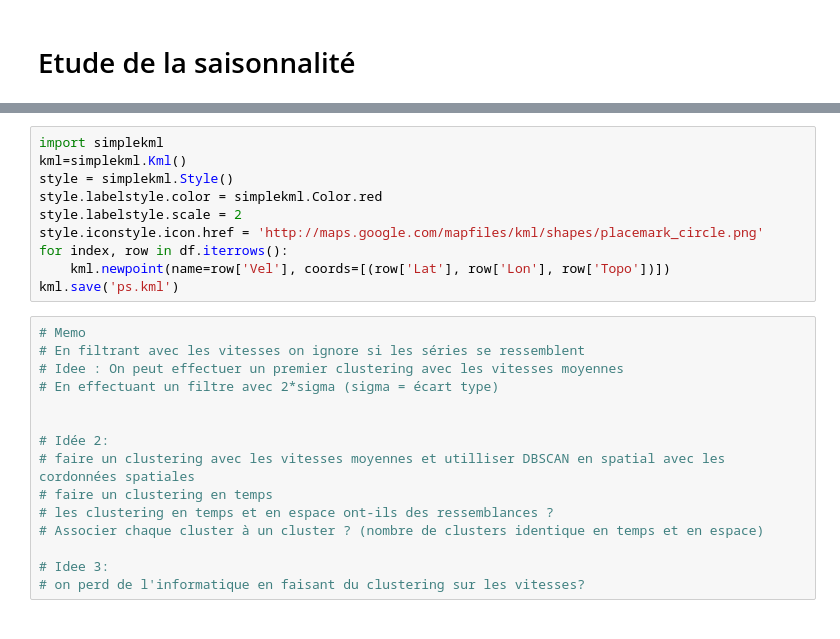
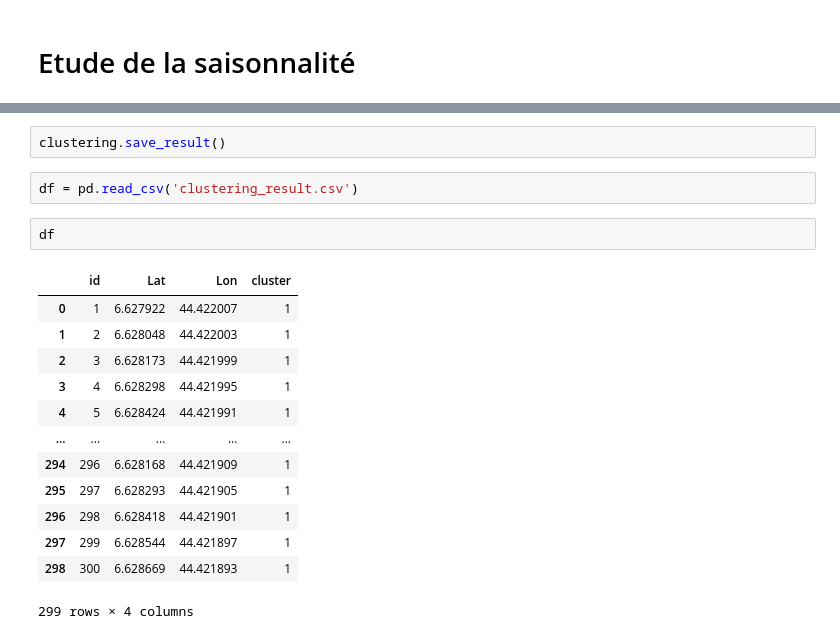
Before and after one commit to EddyVianney/Stage_master2_sdsc_eost, a Jupyter notebook: PMEDV_STAGE_SDSC_EOST.ipynb, the cells around one changed output, grey strips where cells are left out. Drawn from its saved outputs; the diff is of its cells as text.

```diff
--- a/PMEDV_STAGE_SDSC_EOST.ipynb
+++ b/PMEDV_STAGE_SDSC_EOST.ipynb
@@ -729,25 +804,20 @@ La série temporelle est considérée comme stationnaire si la valeur p est faib
+# %%
+clustering.save_result()
+# %%
+df = pd.read_csv('clustering_result.csv')
 # %%
-import simplekml
-kml=simplekml.Kml()
-style = simplekml.Style()
-style.labelstyle.color = simplekml.Color.red
-style.labelstyle.scale = 2
-style.iconstyle.icon.href = 'http://maps.google.com/mapfiles/kml/shapes/placemark_circle.png'
-for index, row in df.iterrows():
-    kml.newpoint(name=row['Vel'], coords=[(row['Lat'], row['Lon'], row['Topo'])])
-kml.save('ps.kml')
+df
+# %% [output]
+|  | id | Lat | Lon | cluster |
+| 0 | 1 | 6.627922 | 44.422007 | 1 |
+| 1 | 2 | 6.628048 | 44.422003 | 1 |
+| 2 | 3 | 6.628173 | 44.421999 | 1 |
+| 3 | 4 | 6.628298 | 44.421995 | 1 |
+| 4 | 5 | 6.628424 | 44.421991 | 1 |
+| ... | ... | ... | ... | ... |
+| 294 | 296 | 6.628168 | 44.421909 | 1 |
+| 295 | 297 | 6.628293 | 44.421905 | 1 |
+| 296 | 298 | 6.628418 | 44.421901 | 1 |
+| 297 | 299 | 6.628544 | 44.421897 | 1 |
+| 298 | 300 | 6.628669 | 44.421893 | 1 |
+299 rows × 4 columns
-# %%
-# Memo
-# En filtrant avec les vitesses on ignore si les séries se ressemblent
-# Idee : On peut effectuer un premier clustering avec les vitesses moyennes
-# En effectuant un filtre avec 2*sigma (sigma = écart type)
-
-
-# Idée 2:
-# faire un clustering avec les vitesses moyennes et utilliser DBSCAN en spatial avec les cordonnées spatiales
-# faire un clustering en temps
-# les clustering en temps et en espace ont-ils des ressemblances ?
-# Associer chaque cluster à un cluster ? (nombre de clusters identique en temps et en espace)
-
-# Idee 3:
-# on perd de l'informatique en faisant du clustering sur les vitesses?
```
Also changed, not shown: parts of 14 cells of this notebook.
